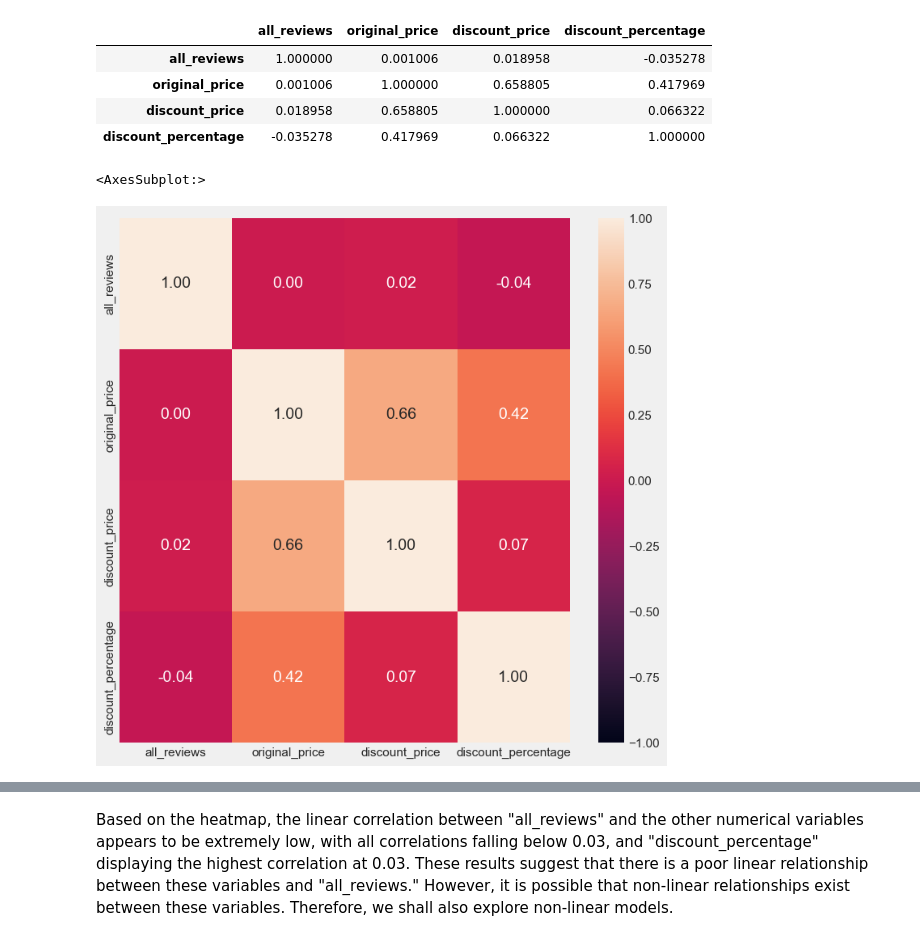
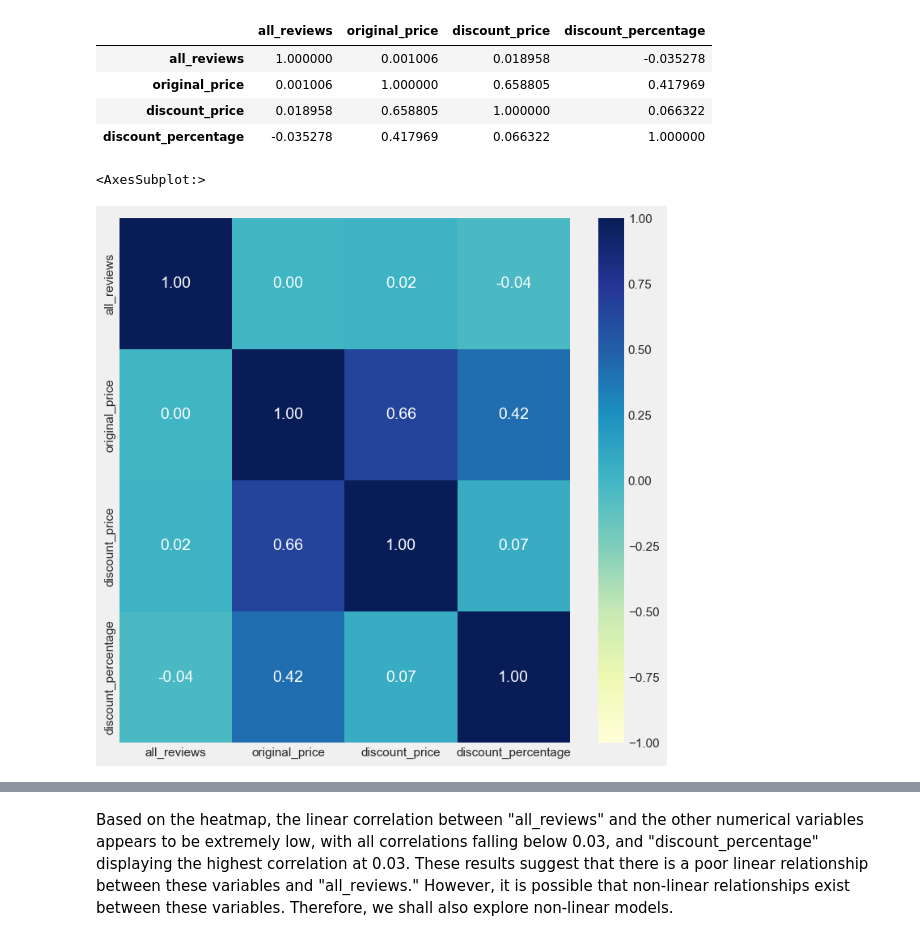
Before and after one commit to Pante/SC1015-Project, a Jupyter notebook: Data Visualization and Clustering.ipynb, the cells around one changed output, grey strips where cells are left out. Cells and saved outputs as stored; diff of their text form; code cells hidden in the pictures.

```diff
--- a/Data Visualization and Clustering.ipynb
+++ b/Data Visualization and Clustering.ipynb
@@ -159,7 +163,7 @@ numericalgames.corr()
 # %%
 # Heatmap of the Correlation Matrix
 f = plt.figure(figsize=(8,8))
-sb.heatmap(numericalgames.corr(), vmin = -1, vmax = 1, annot = True, fmt = ".2f")
+sb.heatmap(numericalgames.corr(), vmin = -1, vmax = 1, annot = True, fmt = ".2f", cmap='YlGnBu')
 # %% [output]
 <AxesSubplot:>
-[figure, old version]
+[figure, new version]
```
Also changed, not shown: parts of 77 cells of this notebook, 1 other file.
